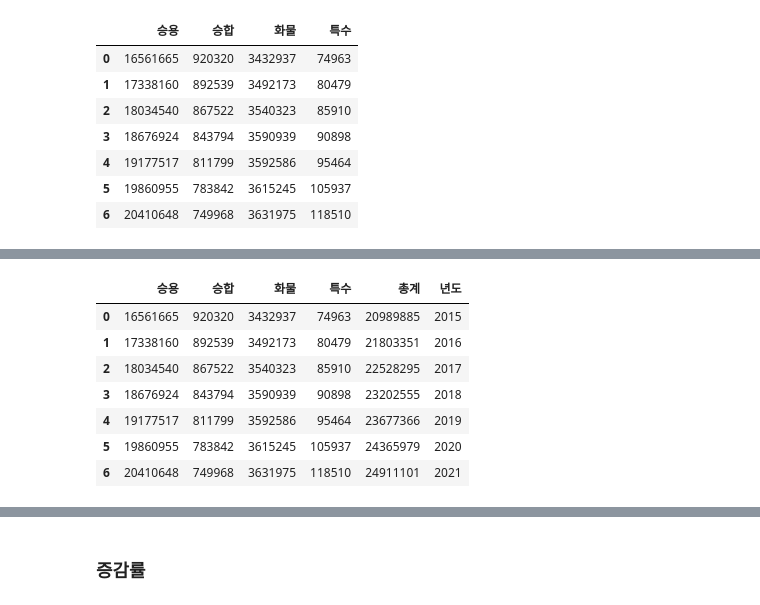
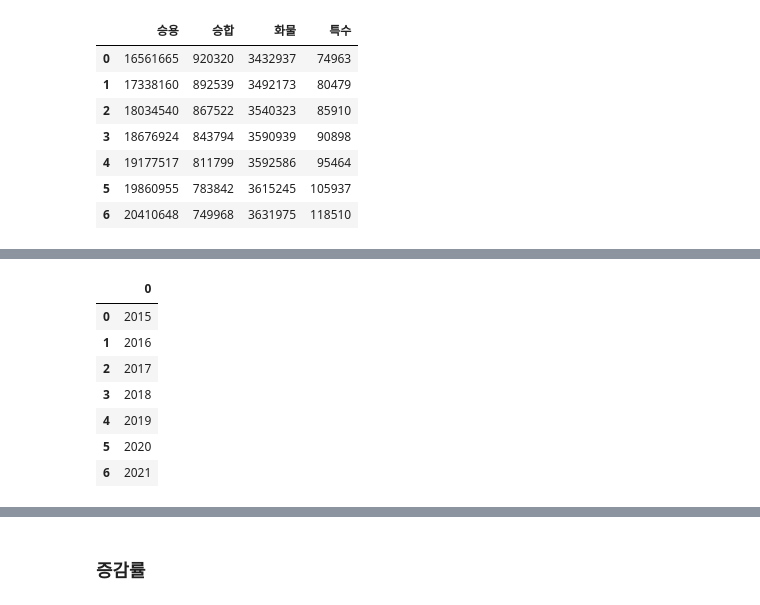
Before and after one commit to JIDONGJU/StudyPython22, a Jupyter notebook: 220614~/11day~/5.자동차_등록대수_및_증감률.ipynb, the cells around one changed output, grey strips where cells are left out. Drawn from its saved outputs; the diff is of its cells as text; code cells hidden in the pictures.

```diff
--- a/220614~/11day~/5.자동차_등록대수_및_증감률.ipynb
+++ b/220614~/11day~/5.자동차_등록대수_및_증감률.ipynb
@@ -68,13 +56,12 @@ car_total
 # %%
-year = ['2015','2016','2017','2018','2019','2020','2021']
-car_total['년도'] = year
-car_total
+a = pd.DataFrame(['2015','2016','2017','2018','2019','2020','2021'])
+a
 # %% [output]
-|  | 승용 | 승합 | 화물 | 특수 | 총계 | 년도 |
-| 0 | 16561665 | 920320 | 3432937 | 74963 | 20989885 | 2015 |
-| 1 | 17338160 | 892539 | 3492173 | 80479 | 21803351 | 2016 |
-| 2 | 18034540 | 867522 | 3540323 | 85910 | 22528295 | 2017 |
-| 3 | 18676924 | 843794 | 3590939 | 90898 | 23202555 | 2018 |
-| 4 | 19177517 | 811799 | 3592586 | 95464 | 23677366 | 2019 |
-| 5 | 19860955 | 783842 | 3615245 | 105937 | 24365979 | 2020 |
-| 6 | 20410648 | 749968 | 3631975 | 118510 | 24911101 | 2021 |
+|  | 0 |
+| 0 | 2015 |
+| 1 | 2016 |
+| 2 | 2017 |
+| 3 | 2018 |
+| 4 | 2019 |
+| 5 | 2020 |
+| 6 | 2021 |
```
Also changed, not shown: parts of 12 cells of this notebook, 2 other files.
